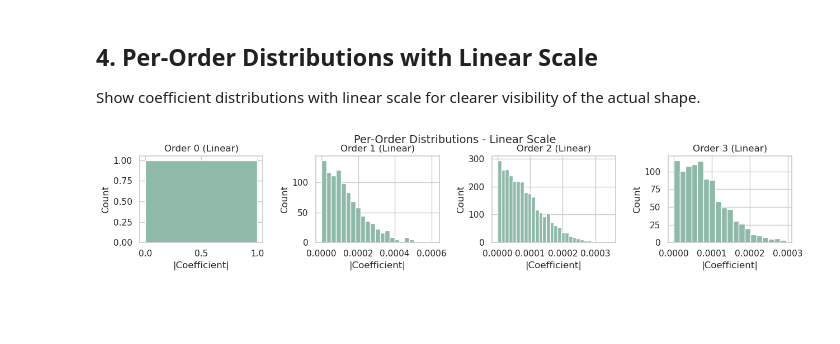
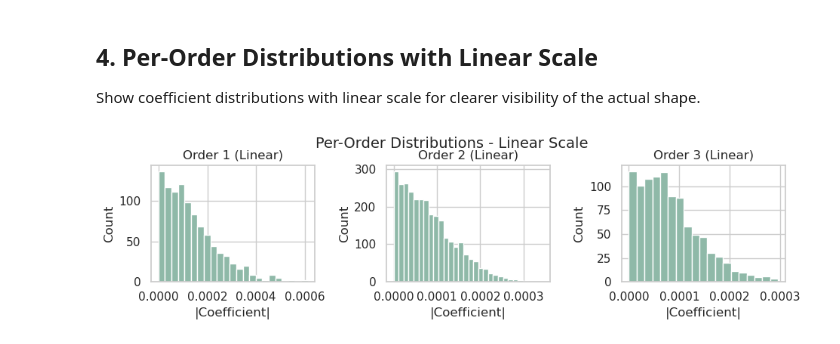
Before and after one commit to PhamNhatQuang207/Walsh-Transform, a Jupyter notebook: statistic/walsh_coefficients_visualization.ipynb, the cells around one changed output. Drawn from its saved outputs; the diff is of its cells as text; code cells hidden in the pictures; blank space fills up the shorter version.

```diff
--- a/statistic/walsh_coefficients_visualization.ipynb
+++ b/statistic/walsh_coefficients_visualization.ipynb
@@ -56,14 +56,14 @@ Compare coefficient distributions across orders.
 plot_df = df.copy()
 plot_df["abs_coefficient"] = plot_df["coefficient"].abs()
 
-orders = sorted(plot_df["order"].unique())
-cols = 4
+orders = sorted([o for o in plot_df["order"].unique() if o != 0])
+cols = 3
 rows = int(np.ceil(len(orders) / cols))
 
 fig, axes = plt.subplots(rows, cols, figsize=(cols * 3.2, rows * 2.6), sharex=False, sharey=False)
 axes = np.array(axes).reshape(-1)
 
-for ax, order in zip(axes, orders):
+for ax, order in zip(axes[:len(orders)], orders):
     data = plot_df.loc[plot_df["order"] == order, "abs_coefficient"]
     ax.hist(data, bins="fd", color="#8fb9a8", edgecolor="white")
     ax.set_xscale("log")
@@ -85,27 +85,27 @@ Show coefficient distributions with linear scale for clearer visibility of the a
 # %%
 plot_df = df.copy()
 plot_df["abs_coefficient"] = plot_df["coefficient"].abs()
 
-orders = sorted(plot_df["order"].unique())
-cols = 4
+orders = sorted([o for o in plot_df["order"].unique() if o != 0])
+cols = 3
 rows = int(np.ceil(len(orders) / cols))
 
 # Linear scale visualization
 fig, axes = plt.subplots(rows, cols, figsize=(cols * 3.2, rows * 2.6), sharex=False, sharey=False)
 axes = np.array(axes).reshape(-1)
 
-for ax, order in zip(axes, orders):
+for ax, order in zip(axes[:len(orders)], orders):
     data = plot_df.loc[plot_df["order"] == order, "abs_coefficient"]
     ax.hist(data, bins="fd", color="#8fb9a8", edgecolor="white")
     ax.set_title(f"Order {order} (Linear)")
     ax.set_xlabel("|Coefficient|")
     ax.set_ylabel("Count")
 
 for ax in axes[len(orders):]:
     ax.axis("off")
 
 plt.tight_layout()
 plt.suptitle("Per-Order Distributions - Linear Scale", y=1.00, fontsize=14)
 plt.show()
 # %% [output]
-[figure, old version]
+[figure, new version]
```
Also changed, not shown: parts of 1 cell of this notebook.
